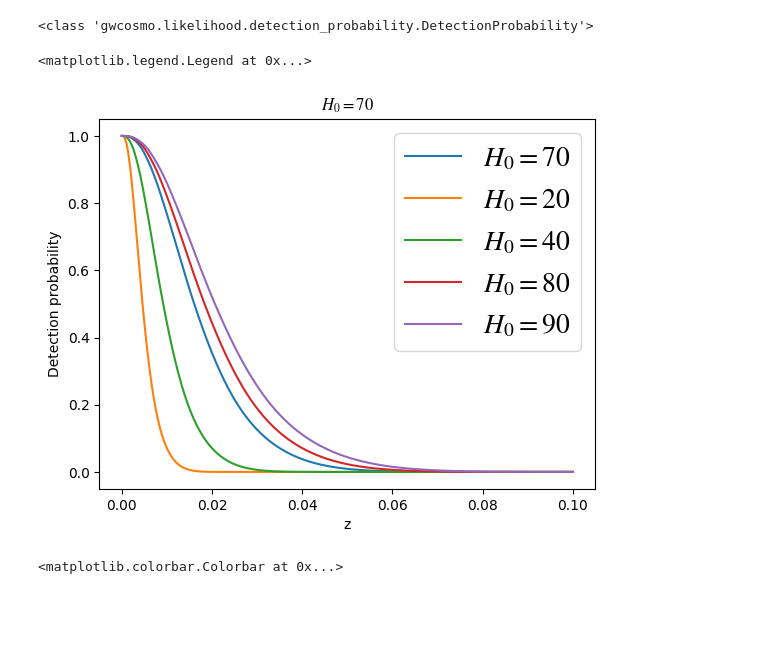
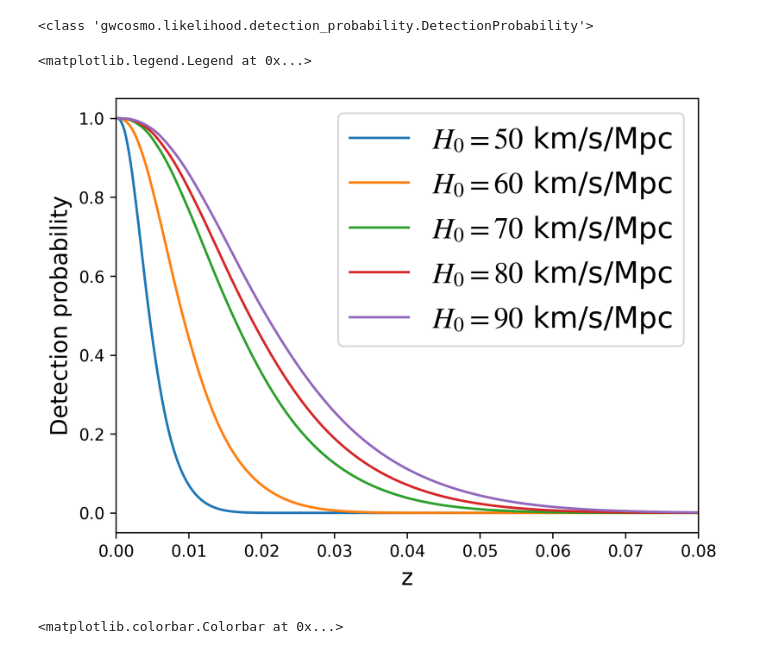
Before and after one commit to joon-young-lee/gdr_gwcosmo_tutorial_2020, a Jupyter notebook: notebooks/Tutorial.ipynb, the cells around one changed output. Cells and saved outputs as stored; diff of their text form; code cells hidden in the pictures; blank space fills up the shorter version.

```diff
--- a/notebooks/Tutorial.ipynb
+++ b/notebooks/Tutorial.ipynb
@@ -55,7 +55,7 @@ plt.rcParams['mathtext.fontset'] = 'stix'  # Options: 'stix', 'cm', 'dejavusans'
 plt.rcParams['mathtext.rm'] = 'Times New Roman'  # Roman font for math
 plt.rcParams['mathtext.it'] = 'Times New Roman:italic'  # Italic font for math
 plt.rcParams['mathtext.bf'] = 'Times New Roman:bold'  # Bold font for math
-plt.rcParams['figure.dpi'] = 100 # 200 e.g. is really fine, but slower
+plt.rcParams['figure.dpi'] = 300 # 200 e.g. is really fine, but slower
 # %% [output]
 1.10.1
 # %%
@@ -93,25 +93,25 @@ pdet0 = pickle.load(open(data_path + 'O3PSD_BNS_Nsamps20000_full_waveform.p', 'r
 # %%
 # Let us plot the detection probability
 H0 = 70 # Hubble constant in km/Mpc/s
 z_array = np.linspace(0.0, 0.1, 1000) # Redshift at which you want to evaluate your det. probability
 pdet_array = pdet.pD_zH0_eval(z_array, H0) # Use the pdet method to compute pdet
 pdet_array20 = pdet.pD_zH0_eval(z_array, 20) # Use the pdet method to compute pdet
 pdet_array40 = pdet.pD_zH0_eval(z_array, 40) # Use the pdet method to compute pdet
 pdet_array80 = pdet.pD_zH0_eval(z_array, 80) # Use the pdet method to compute pdet
 pdet_array90 = pdet.pD_zH0_eval(z_array, 90) # Use the pdet method to compute pdet
-
-plt.plot(z_array, pdet_array, label = r'$H_0=70$')
-plt.plot(z_array, pdet_array20, label = r'$H_0=20$')
-plt.plot(z_array, pdet_array40, label = r'$H_0=40$')
-plt.plot(z_array, pdet_array80, label = r'$H_0=80$')
-plt.plot(z_array, pdet_array90, label = r'$H_0=90$')
-plt.title(fr'$H_0={H0}$')
-plt.ylabel('Detection probability')
-plt.xlabel('z')
-plt.legend(fontsize = 20)
+plt.plot(z_array, pdet_array20, label = r'$H_0=50$ km/s/Mpc')
+plt.plot(z_array, pdet_array40, label = r'$H_0=60$ km/s/Mpc')
+plt.plot(z_array, pdet_array, label = r'$H_0=70$ km/s/Mpc')
+plt.plot(z_array, pdet_array80, label = r'$H_0=80$ km/s/Mpc')
+plt.plot(z_array, pdet_array90, label = r'$H_0=90$ km/s/Mpc')
+#plt.title(fr'$H_0={H0}$')
+plt.ylabel('Detection probability', fontsize=14)
+plt.xlabel('z', fontsize=14)
+plt.xlim(0.0, 0.08)
+plt.legend(fontsize = 18)
 # %% [output]
 <matplotlib.legend.Legend at 0x...>
-[figure, old version]
+[figure, new version]
 # %%
 # Here we evaluate pdet over a grid of redshift and H0
 H0_array = np.linspace(20, 140, 100)
```
Also changed, not shown: parts of 11 cells of this notebook, 2 other files.
